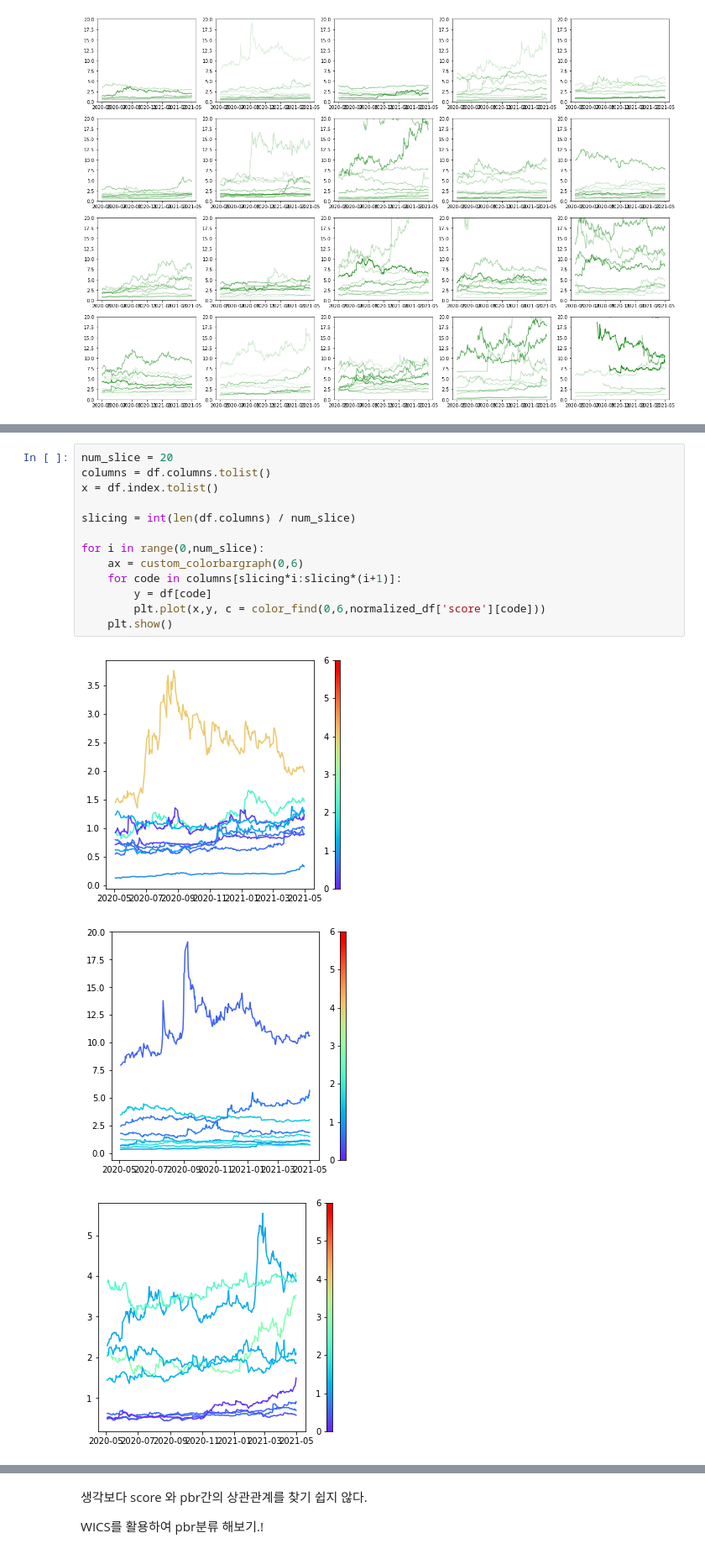
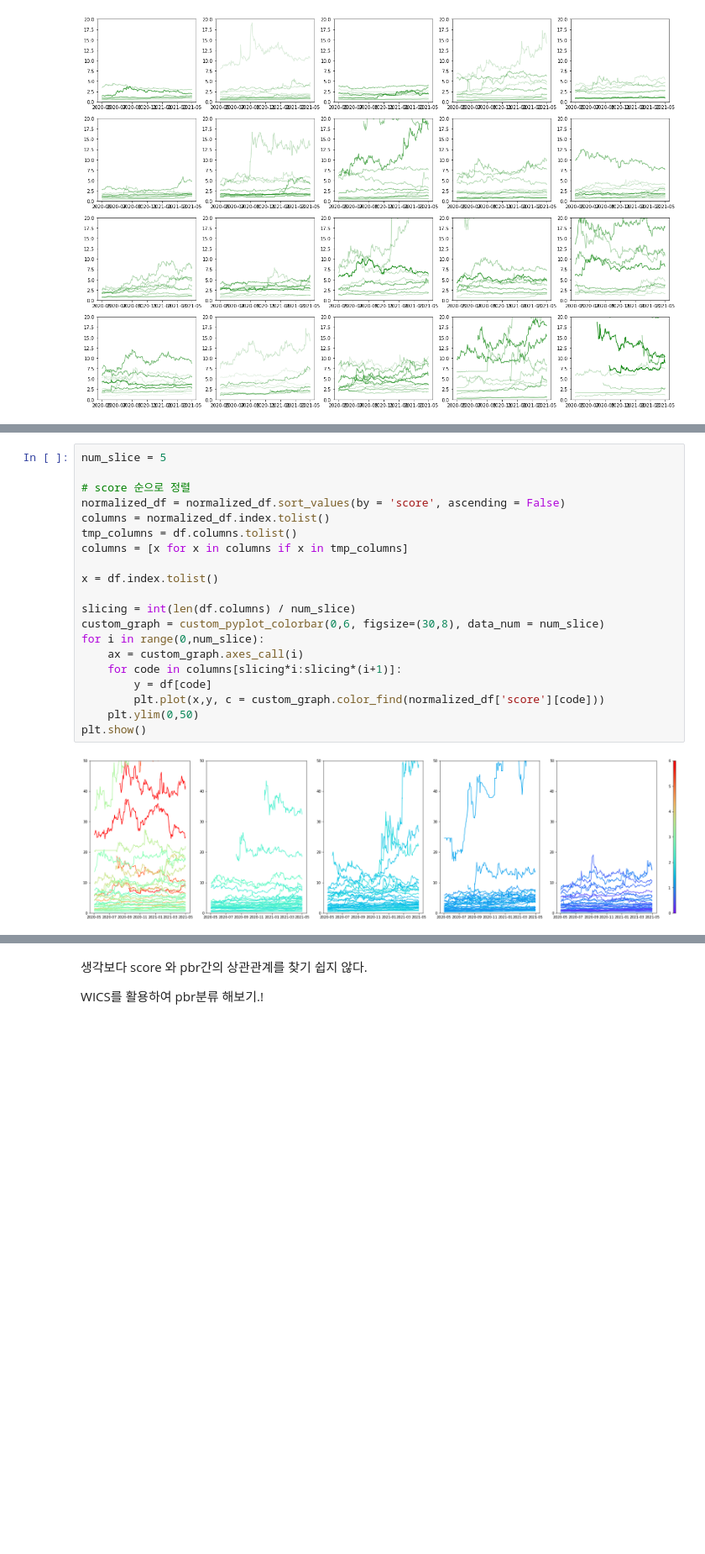
Before and after one commit to GNuSeekK/Quant, a Jupyter notebook: 퀀트기반_추천주_프로그램.ipynb, the cells around one changed output, grey strips where cells are left out. Shown at 84% size. Drawn from its saved outputs; the diff is of its cells as text; blank space fills up the shorter version.

```diff
--- a/퀀트기반_추천주_프로그램.ipynb
+++ b/퀀트기반_추천주_프로그램.ipynb
@@ -1027,17 +1027,22 @@ plt.show()
 # %%
-num_slice = 20
-columns = df.columns.tolist()
+num_slice = 5
+
+# score 순으로 정렬
+normalized_df = normalized_df.sort_values(by = 'score', ascending = False)
+columns = normalized_df.index.tolist()
+tmp_columns = df.columns.tolist()
+columns = [x for x in columns if x in tmp_columns]
+
 x = df.index.tolist()
 
 slicing = int(len(df.columns) / num_slice)
-
+custom_graph = custom_pyplot_colorbar(0,6, figsize=(30,8), data_num = num_slice)
 for i in range(0,num_slice):
-    ax = custom_colorbargraph(0,6)
+    ax = custom_graph.axes_call(i)
     for code in columns[slicing*i:slicing*(i+1)]:
         y = df[code]
-        plt.plot(x,y, c = color_find(0,6,normalized_df['score'][code]))
-    plt.show()
+        plt.plot(x,y, c = custom_graph.color_find(normalized_df['score'][code]))
+    plt.ylim(0,50)
+plt.show()
 # %% [output]
-[figure, old version]
+[figure, new version]
-[figure, removed]
-[figure, removed]
```
Also changed, not shown: parts of 3 cells of this notebook.
